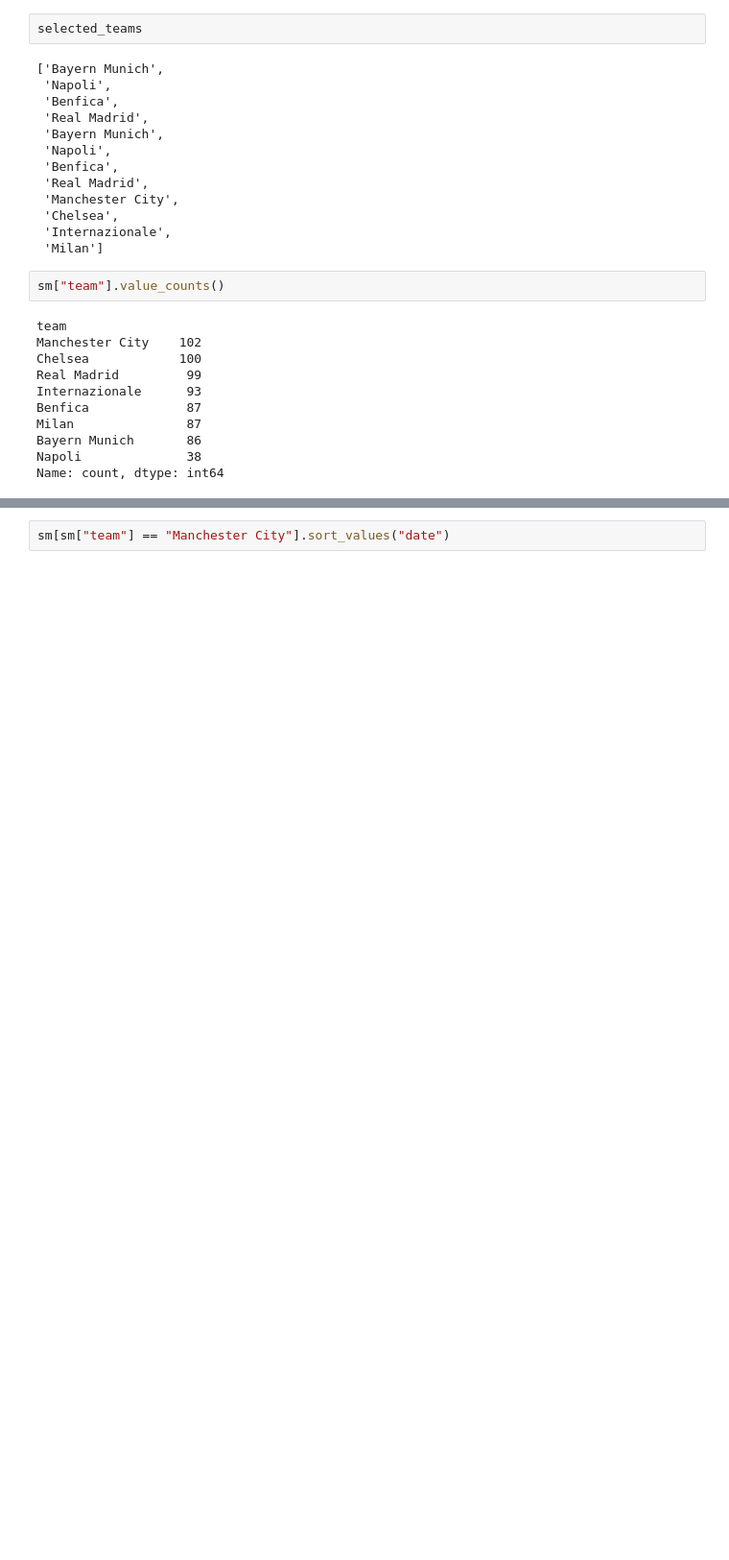
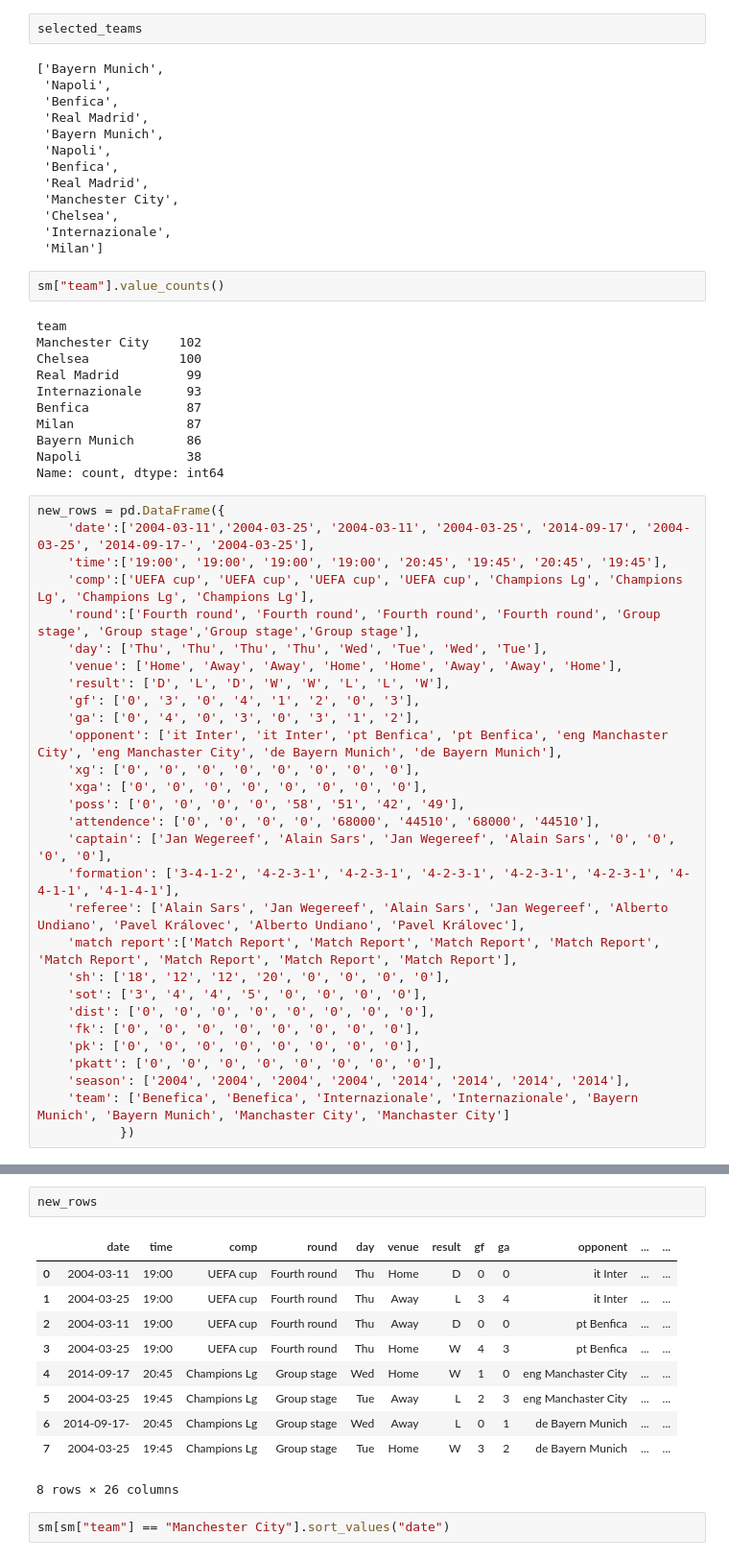
Before and after one commit to juchmielewska/assignment, a Jupyter notebook: 2_Assignment 1a, forecasting.ipynb, the cells around one changed output, grey strips where cells are left out. Shown: that part at 96% size. Saved outputs shown, nothing was run; the diff lists cells and outputs as text; blank space fills up the shorter version.

```diff
--- a/2_Assignment 1a, forecasting.ipynb
+++ b/2_Assignment 1a, forecasting.ipynb
@@ -59,3 +59,32 @@ Milan               87
 Bayern Munich       86
 Napoli              38
 Name: count, dtype: int64
+# %%
+new_rows = pd.DataFrame({
+    'date':['2004-03-11','2004-03-25', '2004-03-11', '2004-03-25', '2014-09-17', '2004-03-25', '2014-09-17-', '2004-03-25'],
+    'time':['19:00', '19:00', '19:00', '19:00', '20:45', '19:45', '20:45', '19:45'],
+    'comp':['UEFA cup', 'UEFA cup', 'UEFA cup', 'UEFA cup', 'Champions Lg', 'Champions Lg', 'Champions Lg', 'Champions Lg'],
+    'round':['Fourth round', 'Fourth round', 'Fourth round', 'Fourth round', 'Group stage', 'Group stage','Group stage','Group stage'],
+    'day': ['Thu', 'Thu', 'Thu', 'Thu', 'Wed', 'Tue', 'Wed', 'Tue'],
+    'venue': ['Home', 'Away', 'Away', 'Home', 'Home', 'Away', 'Away', 'Home'],
+    'result': ['D', 'L', 'D', 'W', 'W', 'L', 'L', 'W'],
+    'gf': ['0', '3', '0', '4', '1', '2', '0', '3'],
+    'ga': ['0', '4', '0', '3', '0', '3', '1', '2'],
+    'opponent': ['it Inter', 'it Inter', 'pt Benfica', 'pt Benfica', 'eng Manchaster City', 'eng Manchaster City', 'de Bayern Munich', 'de Bayern Munich'],
+    'xg': ['0', '0', '0', '0', '0', '0', '0', '0'],
+    'xga': ['0', '0', '0', '0', '0', '0', '0', '0'],
+    'poss': ['0', '0', '0', '0', '58', '51', '42', '49'],
+    'attendence': ['0', '0', '0', '0', '68000', '44510', '68000', '44510'],
+    'captain': ['Jan Wegereef', 'Alain Sars', 'Jan Wegereef', 'Alain Sars', '0', '0', '0', '0'],
+    'formation': ['3-4-1-2', '4-2-3-1', '4-2-3-1', '4-2-3-1', '4-2-3-1', '4-2-3-1', '4-4-1-1', '4-1-4-1'],
+    'referee': ['Alain Sars', 'Jan Wegereef', 'Alain Sars', 'Jan Wegereef', 'Alberto Undiano', 'Pavel Královec', 'Alberto Undiano', 'Pavel Královec'],
+    'match report':['Match Report', 'Match Report', 'Match Report', 'Match Report', 'Match Report', 'Match Report', 'Match Report', 'Match Report'],
+    'sh': ['18', '12', '12', '20', '0', '0', '0', '0'],
+    'sot': ['3', '4', '4', '5', '0', '0', '0', '0'],
+    'dist': ['0', '0', '0', '0', '0', '0', '0', '0'],
+    'fk': ['0', '0', '0', '0', '0', '0', '0', '0'],
+    'pk': ['0', '0', '0', '0', '0', '0', '0', '0'],
+    'pkatt': ['0', '0', '0', '0', '0', '0', '0', '0'],
+    'season': ['2004', '2004', '2004', '2004', '2014', '2014', '2014', '2014'],
+    'team': ['Benefica', 'Benefica', 'Internazionale', 'Internazionale', 'Bayern Munich', 'Bayern Munich', 'Manchaster City', 'Manchaster City']
+           })
@@ -62,3 +113,16 @@ Name: count, dtype: int64
+# %%
+new_rows
+# %% [output]
+|  | date | time | comp | round | day | venue | result | gf | ga | opponent | ... | ... |
+| 0 | 2004-03-11 | 19:00 | UEFA cup | Fourth round | Thu | Home | D | 0 | 0 | it Inter | ... | ... |
+| 1 | 2004-03-25 | 19:00 | UEFA cup | Fourth round | Thu | Away | L | 3 | 4 | it Inter | ... | ... |
+| 2 | 2004-03-11 | 19:00 | UEFA cup | Fourth round | Thu | Away | D | 0 | 0 | pt Benfica | ... | ... |
+| 3 | 2004-03-25 | 19:00 | UEFA cup | Fourth round | Thu | Home | W | 4 | 3 | pt Benfica | ... | ... |
+| 4 | 2014-09-17 | 20:45 | Champions Lg | Group stage | Wed | Home | W | 1 | 0 | eng Manchaster City | ... | ... |
+| 5 | 2004-03-25 | 19:45 | Champions Lg | Group stage | Tue | Away | L | 2 | 3 | eng Manchaster City | ... | ... |
+| 6 | 2014-09-17- | 20:45 | Champions Lg | Group stage | Wed | Away | L | 0 | 1 | de Bayern Munich | ... | ... |
+| 7 | 2004-03-25 | 19:45 | Champions Lg | Group stage | Tue | Home | W | 3 | 2 | de Bayern Munich | ... | ... |
+8 rows × 26 columns
 # %%
 sm[sm["team"] == "Manchester City"].sort_values("date")
 # %% [output]
```
Also changed, not shown: parts of 1 cell of this notebook.
